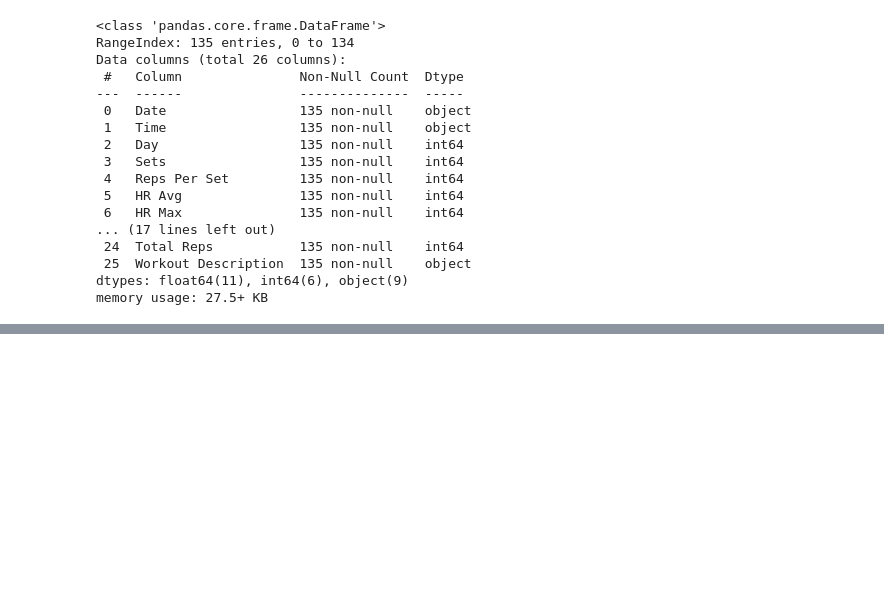
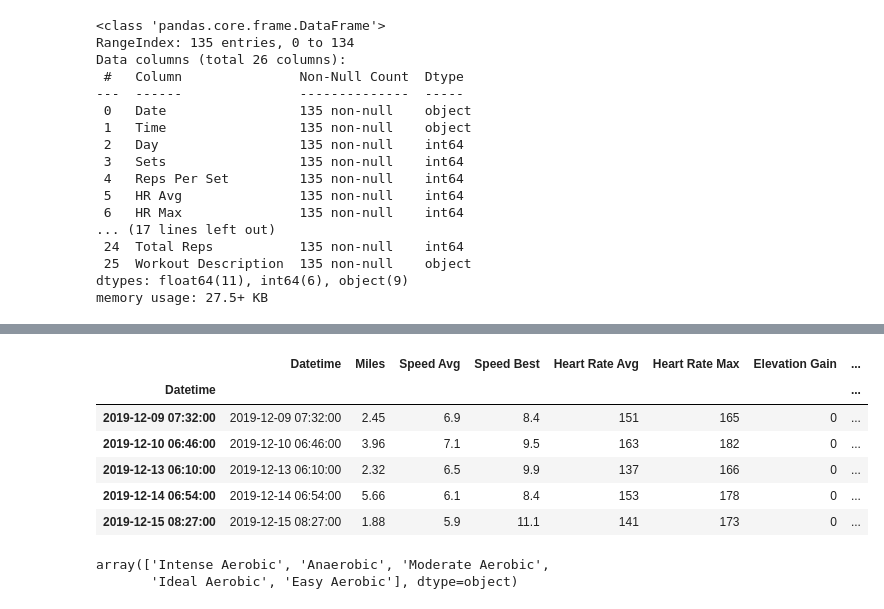
Before and after one commit to dansarmiento/ColaboratoryNotebooks, a Jupyter notebook: PlotlywithJupyterDash.ipynb, the cells around one changed output, grey strips where cells are left out. Saved outputs shown, nothing was run; the diff lists cells and outputs as text; code cells hidden in the pictures; blank space fills up the shorter version.

```diff
--- a/PlotlywithJupyterDash.ipynb
+++ b/PlotlywithJupyterDash.ipynb
@@ -116,0 +156,19 @@ app.run_server(mode='inline')
+# %%
+#pd.to_datetime(df_running.Datetime.astype(str), format='%Y-%m')
+df_running['Year_Month'] = df_running.Datetime.dt.strftime('%Y-%m')
+# %%
+df_running.head()
+# %% [output]
+|  | Datetime | Miles | Speed Avg | Speed Best | Heart Rate Avg | Heart Rate Max | Elevation Gain | ... |
+| Datetime |  |  |  |  |  |  |  | ... |
+| 2019-12-09 07:32:00 | 2019-12-09 07:32:00 | 2.45 | 6.9 | 8.4 | 151 | 165 | 0 | ... |
+| 2019-12-10 06:46:00 | 2019-12-10 06:46:00 | 3.96 | 7.1 | 9.5 | 163 | 182 | 0 | ... |
+| 2019-12-13 06:10:00 | 2019-12-13 06:10:00 | 2.32 | 6.5 | 9.9 | 137 | 166 | 0 | ... |
+| 2019-12-14 06:54:00 | 2019-12-14 06:54:00 | 5.66 | 6.1 | 8.4 | 153 | 178 | 0 | ... |
+| 2019-12-15 08:27:00 | 2019-12-15 08:27:00 | 1.88 | 5.9 | 11.1 | 141 | 173 | 0 | ... |
+# %%
+df_running['ym_group'] = pd.to_datetime(df_running.Year_Month)
+df_running['Run Description'].unique()
+# %% [output]
+array(['Intense Aerobic', 'Anaerobic', 'Moderate Aerobic',
+       'Ideal Aerobic', 'Easy Aerobic'], dtype=object)
```
Also changed, not shown: parts of 10 cells of this notebook.
